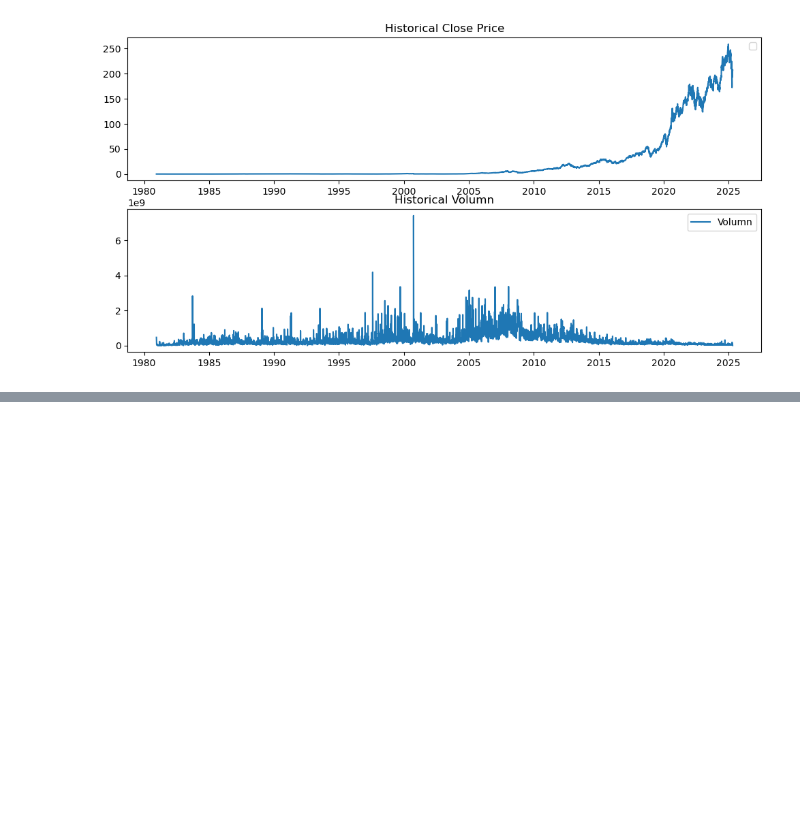
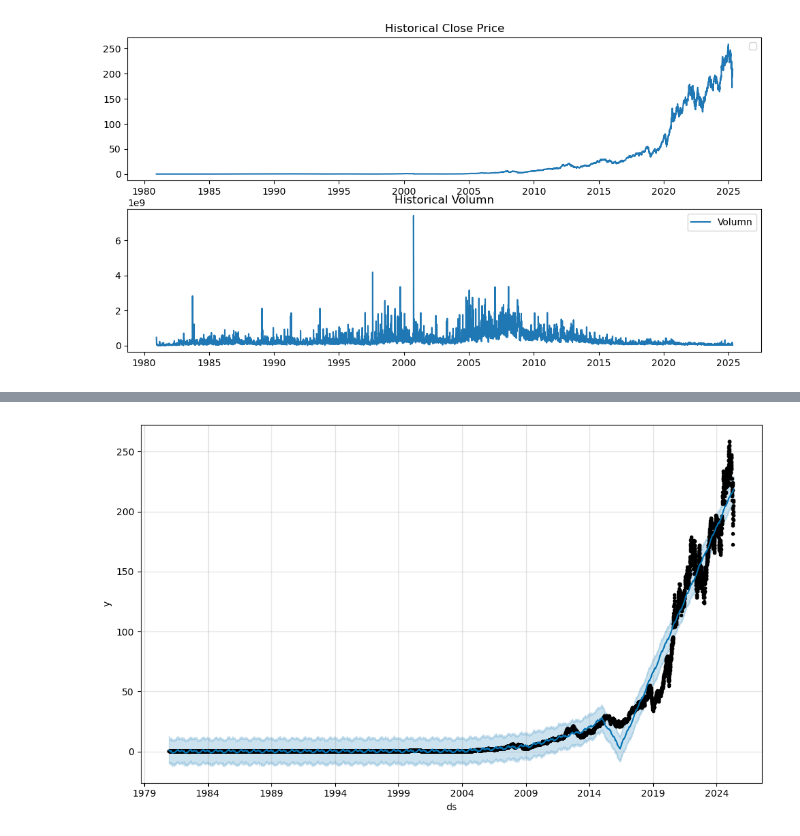
Before and after one commit to chuangyuchen94/aura_source, a Jupyter notebook: project/05-05-stock.ipynb, the cells around one changed output, grey strips where cells are left out. Cells and saved outputs as stored; diff of their text form; code cells hidden in the pictures; blank space fills up the shorter version.

```diff
--- a/project/05-05-stock.ipynb
+++ b/project/05-05-stock.ipynb
@@ -111,0 +183,4 @@ from prophet import Prophet
+# %%
+model = Prophet()
+# %%
+model.fit(apple_data_ds)
@@ -111,0 +191,3 @@ from prophet import Prophet
+# %%
+# 预测股价
+future_price = model.make_future_dataframe(periods=10)
@@ -111,0 +203,4 @@ from prophet import Prophet
+# %%
+forecast = model.predict(future_price)
+print(forecast.shape)
+print(forecast[["ds", "yhat", "yhat_lower", "yhat_upper"]].tail(15))
@@ -111,0 +225,4 @@ from prophet import Prophet
+# %%
+fig1 = model.plot(forecast)
+# %% [output]
+[figure, added]
```
Also changed, not shown: parts of 24 cells of this notebook, 2 other files.
